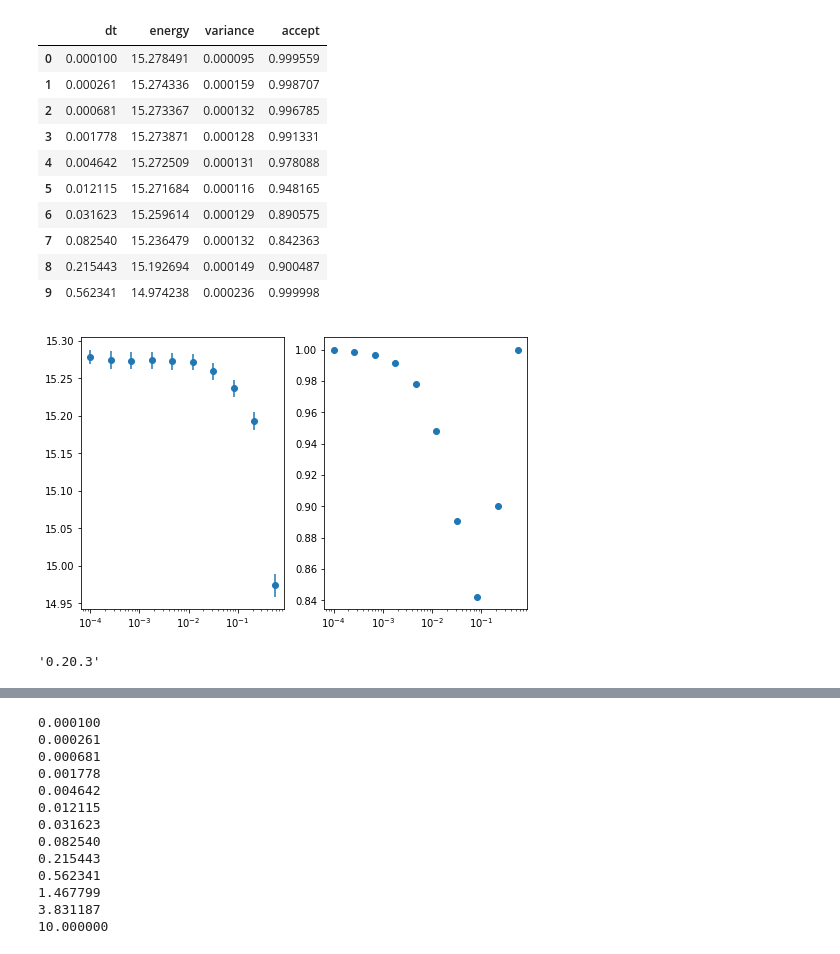
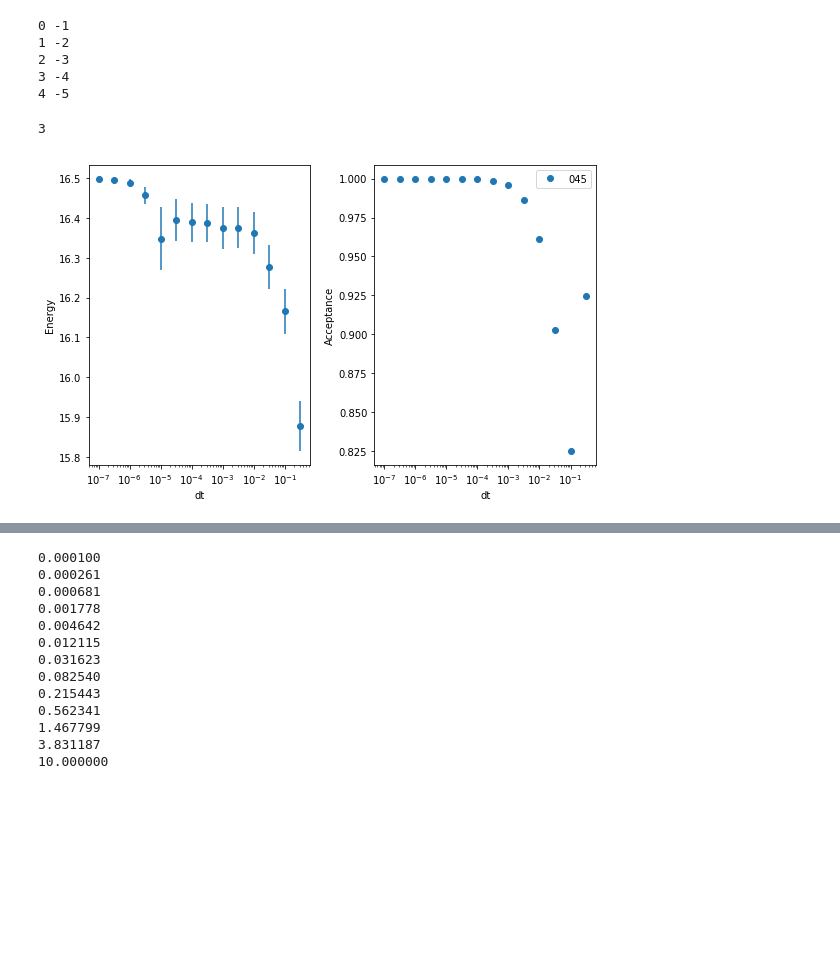
Before and after one commit to fridafu/FYS4411, a Jupyter notebook: results/Blocking.ipynb, the cells around one changed output, grey strips where cells are left out. Drawn from its saved outputs; the diff is of its cells as text; code cells hidden in the pictures; blank space fills up the shorter version.

```diff
--- a/results/Blocking.ipynb
+++ b/results/Blocking.ipynb
@@ -32,0 +54,12 @@ TypeError: loadtxt() missing 1 required positional argument: 'fname'
+# %%
+[print(i, ~i) for i in range(5)]
+
+a = [1,2,3,4,5]
+a[]
+# %% [output]
+0 -1
+1 -2
+2 -3
+3 -4
+4 -5
+3
@@ -78,36 +118,40 @@ outfile.close()
 # %%
-df = pd.read_csv('blocking_taskc.txt', delim_whitespace=True)
-df = df.assign(dt = pd.to_numeric(df['#Filename'].str.split('/').str[-1].str.strip('.dat')))
-df = df.sort_values('dt').reset_index(drop=True)
-df = df.assign(accept = accept)
-df = df.drop('#Filename', axis=1)
-df = df[['dt', 'Energy', 'Variance', 'accept']]
-df.columns = df.columns.str.lower()
+def read_blocking(name,accept):
+    df = pd.read_csv(name, delim_whitespace=True)
+    df = df.assign(dt = pd.to_numeric(df['#Filename'].str.split('/').str[-1].str.strip('.dat')))
+    df = df.sort_values('dt').reset_index(drop=True)
+    df = df.assign(accept = accept)
+    df = df.drop('#Filename', axis=1)
+    df = df[['dt', 'Energy', 'Variance', 'accept']]
+    df.columns = df.columns.str.lower()
 
 
-df = df[df.dt < 1]
-# df.plot(x = 'Energy', y = 'Variance')
-fig, [ax1,ax2]= plt.subplots(1,2,figsize = [8,5])
-ax1.errorbar(df.dt ,df.energy, marker='o',linestyle=' ', yerr = np.sqrt(np.abs(df.variance)))
-ax2.semilogx(df.dt ,df.accept, marker='o',linestyle=' ')
+    df.dt =  10**(df.dt)
+    df = df[df.dt < 1]
 
-ax1.set_xscale("log", nonposx='clip')
-ax2.set_xscale("log", nonposx='clip')
-df
+    return df
-# %% [output]
-|  | dt | energy | variance | accept |
-| 0 | 0.000100 | 15.278491 | 0.000095 | 0.999559 |
-| 1 | 0.000261 | 15.274336 | 0.000159 | 0.998707 |
-| 2 | 0.000681 | 15.273367 | 0.000132 | 0.996785 |
-| 3 | 0.001778 | 15.273871 | 0.000128 | 0.991331 |
-| 4 | 0.004642 | 15.272509 | 0.000131 | 0.978088 |
-| 5 | 0.012115 | 15.271684 | 0.000116 | 0.948165 |
-| 6 | 0.031623 | 15.259614 | 0.000129 | 0.890575 |
-| 7 | 0.082540 | 15.236479 | 0.000132 | 0.842363 |
-| 8 | 0.215443 | 15.192694 | 0.000149 | 0.900487 |
-| 9 | 0.562341 | 14.974238 | 0.000236 | 0.999998 |
-[figure, removed]
-# %%
-pd.__version__
-# %% [output]
-'0.20.3'
+# %%
+block045 = read_blocking('blocking_taskc_a045.txt',alpha045.accept)
+
+block055 = read_blocking('blocking_taskc_a055.txt',alpha055.accept)
+
+# block045.plot(x = 'Energy', y = 'Variance')
+fig, [ax1,ax2]= plt.subplots(1,2,figsize = [8,5])
+ax1.set_xscale("log", nonposx='clip')
+ax2.set_xscale("log", nonposx='clip')
+#ax1.set_yscale("log", nonposy='clip')
+#ax2.set_yscale("log", nonposy='clip')
+ax1.errorbar(block045.dt ,block045.energy, marker='o',linestyle=' ', yerr = np.sqrt(np.abs(block045.variance)))
+ax2.semilogx(block045.dt ,block045.accept, marker='o',linestyle=' ', label='045')
+#ax1.errorbar(block055.dt ,block055.energy, marker='o',linestyle=' ', yerr = np.sqrt(np.abs(block055.variance)))
+#ax2.semilogx(block055.dt ,block055.accept, marker='o',linestyle=' ', label='055')
+
+
+ax1.set_xlabel('dt')
+ax2.set_xlabel('dt')
+ax1.set_ylabel('Energy')
+ax2.set_ylabel('Acceptance')
+ax2.legend()
+fig.tight_layout()
+# %% [output]
+[figure, added]
```
Also changed, not shown: parts of 14 cells of this notebook, 1 other file.
